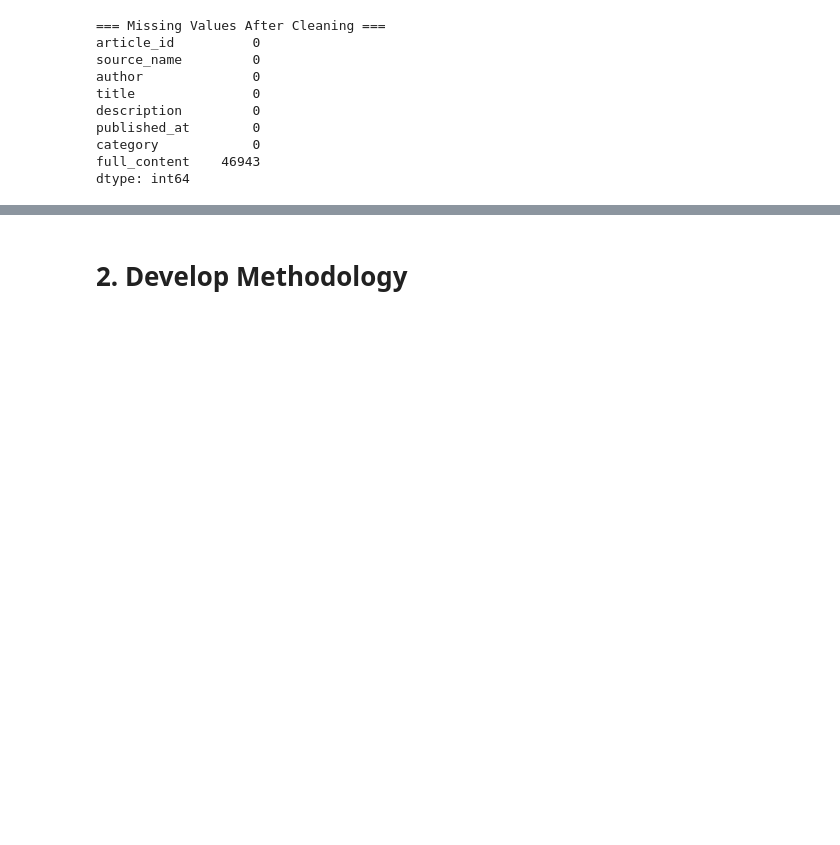
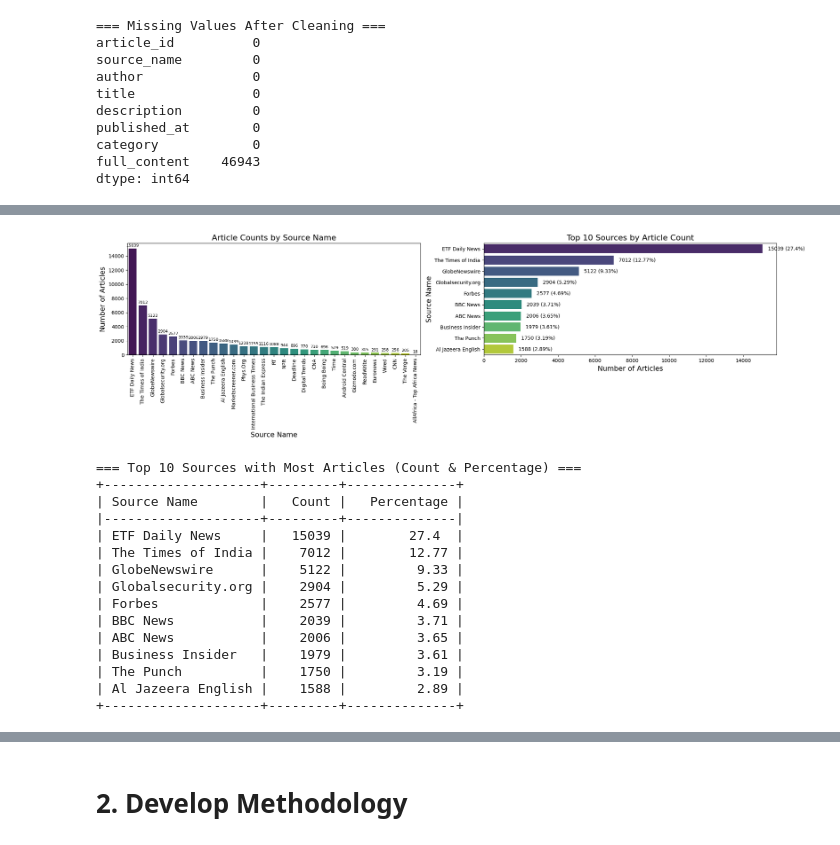
Before and after one commit to Enzo280100/textmining_hw02, a Jupyter notebook: hw02.ipynb, the cells around one changed output, grey strips where cells are left out. Saved outputs shown, nothing was run; the diff lists cells and outputs as text; code cells hidden in the pictures; blank space fills up the shorter version.

```diff
--- a/hw02.ipynb
+++ b/hw02.ipynb
@@ -171,18 +176,0 @@ plt.show()
-# %%
-df['published_at'] = pd.to_datetime(df['published_at'], errors='coerce')
-
-# Create a summary of articles over time by day.
-df['date'] = df['published_at'].dt.date
-date_summary = df['date'].value_counts().sort_index()
-
-print("\n=== Article Counts Over Time (by Day) ===")
-print(date_summary)
-
-plt.figure(figsize=(12, 6))
-plt.plot(date_summary.index, date_summary.values, marker='o', linestyle='-', color='teal')
-plt.title("Number of Articles Over Time (Daily)")
-plt.xlabel("Date")
-plt.ylabel("Number of Articles")
-plt.xticks(rotation=45)
-plt.tight_layout()
-plt.show()
@@ -209,0 +189,2 @@ plt.show()
+# %%
+df = process_text_pipeline(df, text_column='full_content')
@@ -209,0 +208,59 @@ plt.show()
+# %%
+source_counts = df['source_name'].value_counts()
+total_articles = df.shape[0]
+source_percentage = (source_counts / total_articles * 100).round(2)
+
+# Prepare the top 10 sources DataFrame
+top10_df = pd.DataFrame({
+    'Source Name': source_counts.index,
+    'Count': source_counts.values,
+    'Percentage': source_percentage.values
+}).head(10)
+
+# Plotting article counts by source
+fig, ax = plt.subplots(1, 2, figsize=(20, 6))
+
+# Barplot for article counts by source
+sns.barplot(x=source_counts.index, y=source_counts.values, palette='viridis', ax=ax[0])
+ax[0].set_title("Article Counts by Source Name", fontsize=16)
+ax[0].set_xlabel("Source Name", fontsize=14)
+ax[0].set_ylabel("Number of Articles", fontsize=14)
+ax[0].tick_params(axis='x', rotation=90)  # Rotate x-axis labels to avoid overlap
+
+# Annotate the bars with the count values
+for i, count in enumerate(source_counts.values):
+    ax[0].text(i, count + max(source_counts.values)*0.01, str(count), ha='center', va='bottom', fontsize=8)
+
+# Horizontal barplot for top 10 sources
+sns.barplot(x='Count', y='Source Name', data=top10_df, palette='viridis', ax=ax[1], orient='h')
+ax[1].set_title("Top 10 Sources by Article Count", fontsize=16)
+ax[1].set_xlabel("Number of Articles", fontsize=14)
+ax[1].set_ylabel("Source Name", fontsize=14)
+
+# Annotate each bar with the count and percentage
+for idx, row in top10_df.iterrows():
+    ax[1].text(row['Count'] + total_articles * 0.005, idx,
+               f"{row['Count']} ({row['Percentage']}%)", ha='left', va='center', fontsize=10)
+
+plt.tight_layout()
+plt.show()
+
+print("\n=== Top 10 Sources with Most Articles (Count & Percentage) ===")
+print(tabulate(top10_df, headers='keys', tablefmt='psql', showindex=False))
+# %% [output]
+[figure, added]
+=== Top 10 Sources with Most Articles (Count & Percentage) ===
++--------------------+---------+--------------+
+| Source Name        |   Count |   Percentage |
+|--------------------+---------+--------------|
+| ETF Daily News     |   15039 |        27.4  |
+| The Times of India |    7012 |        12.77 |
+| GlobeNewswire      |    5122 |         9.33 |
+| Globalsecurity.org |    2904 |         5.29 |
+| Forbes             |    2577 |         4.69 |
+| BBC News           |    2039 |         3.71 |
+| ABC News           |    2006 |         3.65 |
+| Business Insider   |    1979 |         3.61 |
+| The Punch          |    1750 |         3.19 |
+| Al Jazeera English |    1588 |         2.89 |
++--------------------+---------+--------------+
```
Also changed, not shown: parts of 35 cells of this notebook, 3 other files.
